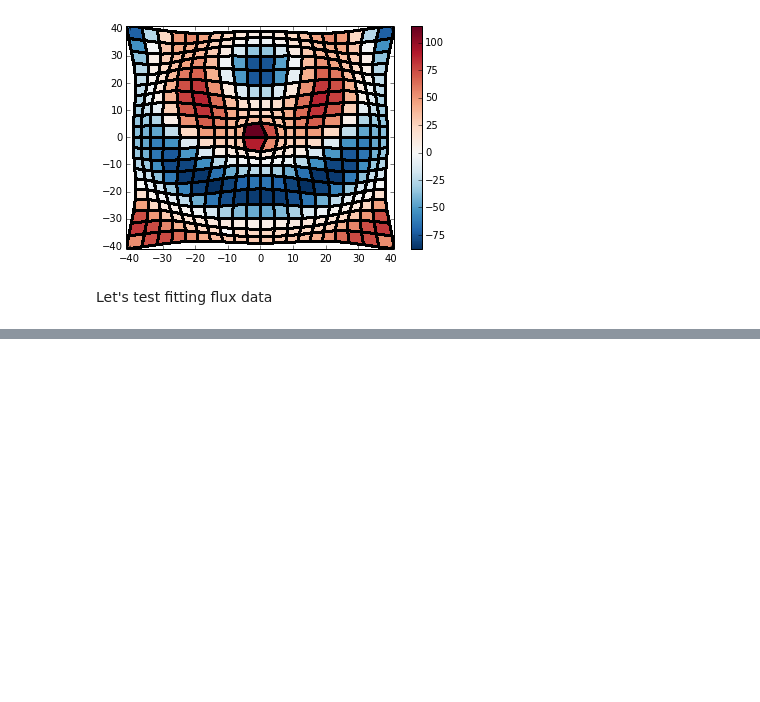
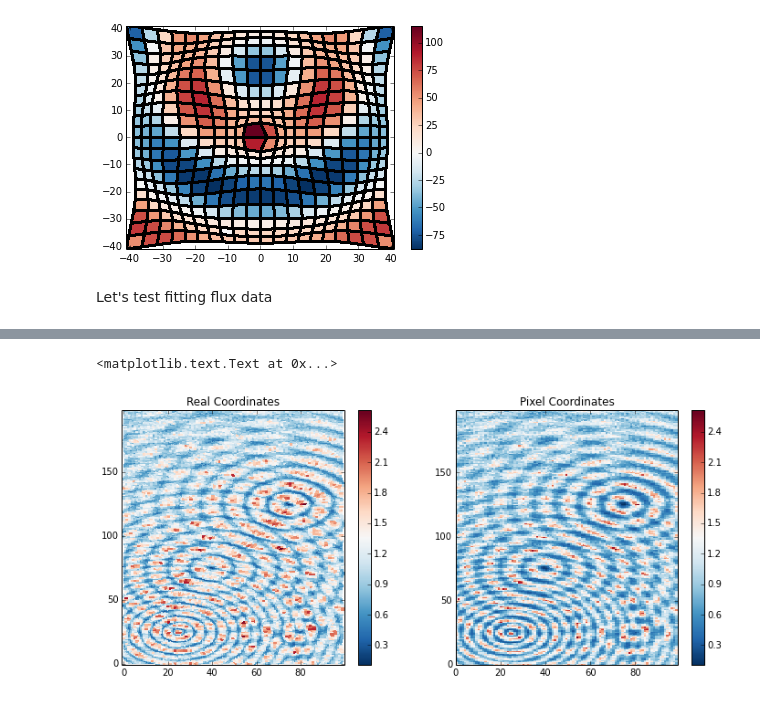
Before and after one commit to cpadavis/weak_sauce, a Jupyter notebook: notebooks/Examples.ipynb, the cells around one changed output, grey strips where cells are left out. Drawn from its saved outputs; the diff is of its cells as text; code cells hidden in the pictures; blank space fills up the shorter version.

```diff
--- a/notebooks/Examples.ipynb
+++ b/notebooks/Examples.ipynb
@@ -402,0 +477,56 @@ source.plot_real_grid()
+# %%
+num_x_gen = 100
+source_gen = Source(num_x=num_x_gen, num_y=2 * num_x_gen,
+                    max_x=num_x_gen - 1, min_x=0,
+                    max_y=2 * num_x_gen - 2, min_y=0)
+
+
+mover_gen = UniformGaussianMover(mu_x=0, mu_y=0, sigma_xx=0.005, sigma_yy=0.01, sigma_xy=0.0)
+mover_gen(source_gen)
+
+mover_gen = UniformDecayingSinusoidal(center=np.array([num_x_gen / 4., num_x_gen / 4.]),
+                                      wavelength=5, decay_length=75,
+                                      amplitude=0.5, phase=1,
+                                      flux=1)
+mover_gen(source_gen)
+
+mover_gen = UniformDecayingSinusoidal(center=np.array([num_x_gen * 3 / 4., num_x_gen * 5 / 4.]),
+                                      wavelength=10, decay_length=50,
+                                      amplitude=1., phase=0.5,
+                                      flux=1)
+mover_gen(source_gen)
+
+mover_gen = UniformDecayingSinusoidal(center=np.array([num_x_gen * 2 / 5., num_x_gen * 7 / 4.]),
+                                      wavelength=20, decay_length=70,
+                                      amplitude=0.5, phase=0.5,
+                                      flux=1)
+mover_gen(source_gen)
+
+mover_gen = UniformDecayingSinusoidal(center=np.array([num_x_gen * 2 / 5., num_x_gen * 3 / 4.]),
+                                      wavelength=10, decay_length=100,
+                                      amplitude=0.75, phase=0.5,
+                                      flux=1)
+mover_gen(source_gen)
+
+mover_gen = UniformDecayingSinusoidal(center=np.array([num_x_gen * 4 / 5., num_x_gen * 1 / 4.]),
+                                      wavelength=10, decay_length=20,
+                                      amplitude=1, phase=-0.5,
+                                      flux=1)
+mover_gen(source_gen)
+
+fig, axs = plt.subplots(figsize=(12,5), ncols=2)
+ax = axs[0]
+source_gen.plot(source_gen.fluxes,
+                source_gen.vertices[:,:,0], source_gen.vertices[:,:,1],
+                pcolormesh_kwargs_in={'linewidths':0},
+                fig=fig, ax=ax)
+ax.set_title('Real Coordinates')
+ax = axs[1]
+source_gen.plot(source_gen.fluxes,
+                #source_gen.vertices[:,:,0], source_gen.vertices[:,:,1],
+                pcolormesh_kwargs_in={'linewidths':0},
+                fig=fig, ax=ax)
+ax.set_title('Pixel Coordinates')
+# %% [output]
+<matplotlib.text.Text at 0x...>
+[figure, added]
```
Also changed, not shown: parts of 6 cells of this notebook, 2 other files.
